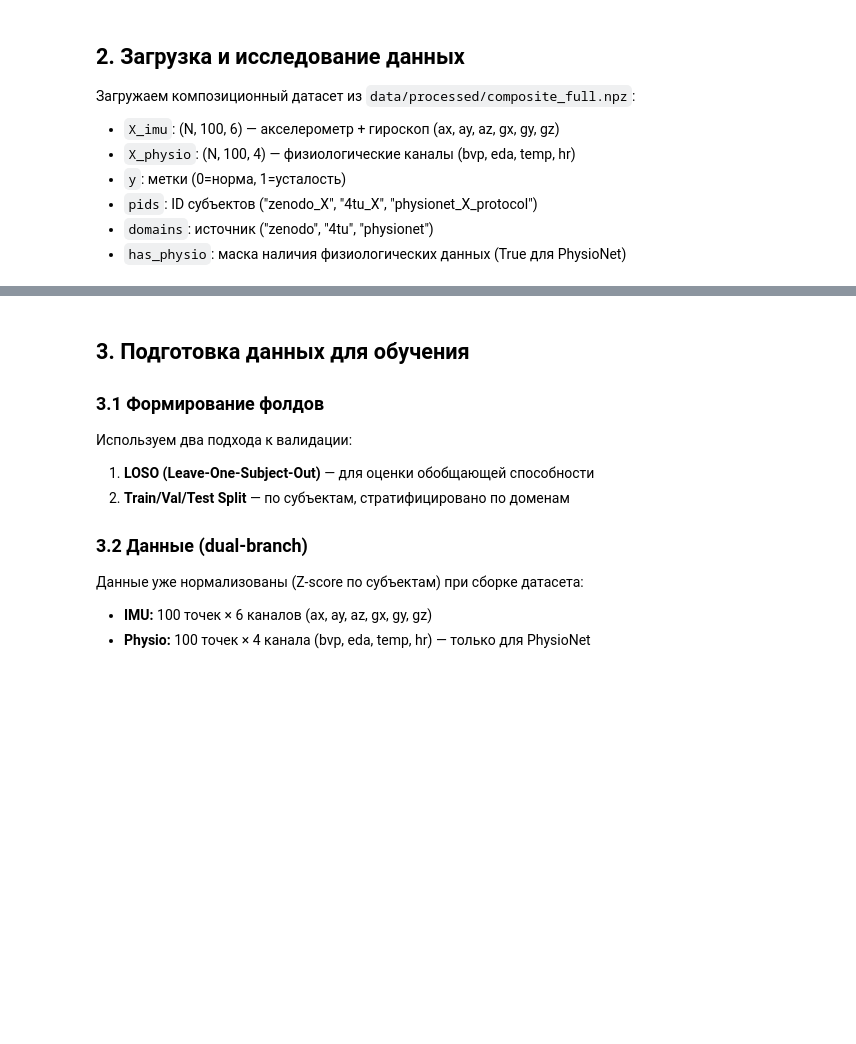
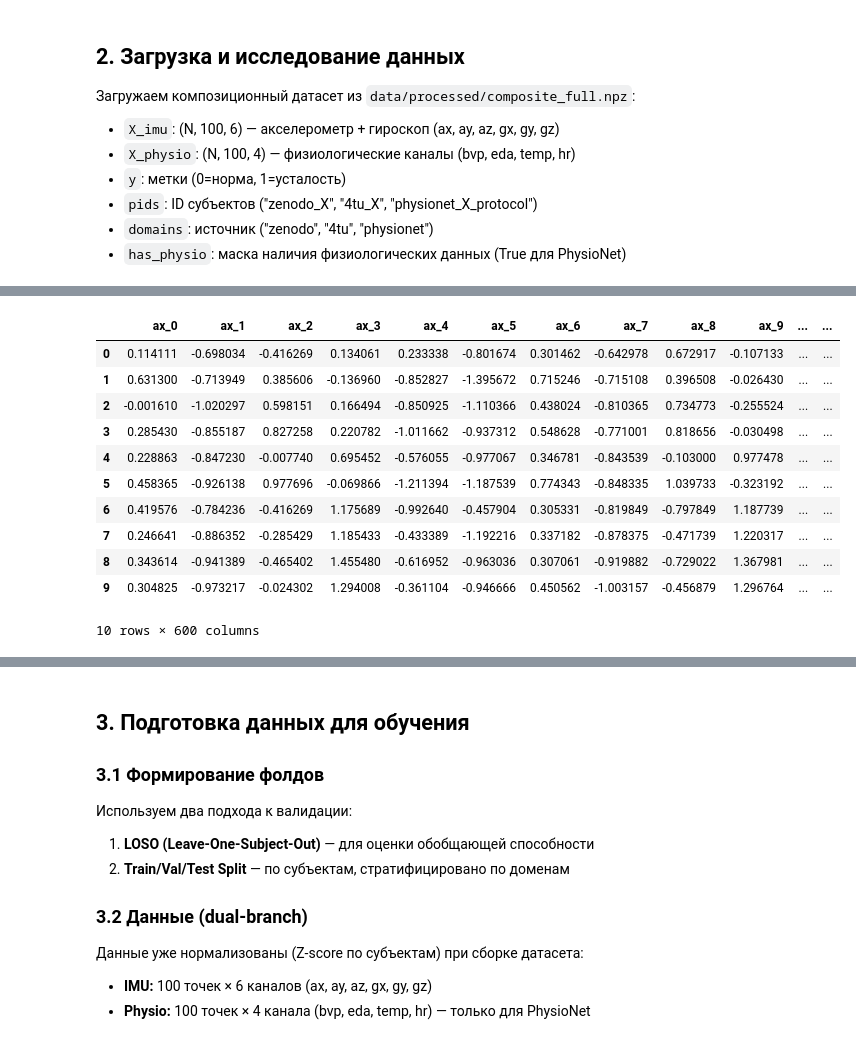
Before and after one commit to Soundflog/Fatigue-Tracker, a Jupyter notebook: notebooks/diplom_lstm.ipynb, the cells around one changed output, grey strips where cells are left out. Drawn from its saved outputs; the diff is of its cells as text; code cells hidden in the pictures; blank space fills up the shorter version.

```diff
--- a/notebooks/diplom_lstm.ipynb
+++ b/notebooks/diplom_lstm.ipynb
@@ -149,3 +152,19 @@ print(f"   has_physio:     {has_physio.sum()}/{len(has_physio)} ({has_physio.mea
+# %%
+df_view = pd.DataFrame(X_imu_all.reshape(X_imu_all.shape[0], -1), columns=[f"{ch}_{t}" for ch in imu_channels for t in range(X_imu_all.shape[1])])
+df_view.head(10)
+# %% [output]
+|  | ax_0 | ax_1 | ax_2 | ax_3 | ax_4 | ax_5 | ax_6 | ax_7 | ax_8 | ax_9 | ... | ... |
+| 0 | 0.114111 | -0.698034 | -0.416269 | 0.134061 | 0.233338 | -0.801674 | 0.301462 | -0.642978 | 0.672917 | -0.107133 | ... | ... |
+| 1 | 0.631300 | -0.713949 | 0.385606 | -0.136960 | -0.852827 | -1.395672 | 0.715246 | -0.715108 | 0.396508 | -0.026430 | ... | ... |
+| 2 | -0.001610 | -1.020297 | 0.598151 | 0.166494 | -0.850925 | -1.110366 | 0.438024 | -0.810365 | 0.734773 | -0.255524 | ... | ... |
+| 3 | 0.285430 | -0.855187 | 0.827258 | 0.220782 | -1.011662 | -0.937312 | 0.548628 | -0.771001 | 0.818656 | -0.030498 | ... | ... |
+| 4 | 0.228863 | -0.847230 | -0.007740 | 0.695452 | -0.576055 | -0.977067 | 0.346781 | -0.843539 | -0.103000 | 0.977478 | ... | ... |
+| 5 | 0.458365 | -0.926138 | 0.977696 | -0.069866 | -1.211394 | -1.187539 | 0.774343 | -0.848335 | 1.039733 | -0.323192 | ... | ... |
+| 6 | 0.419576 | -0.784236 | -0.416269 | 1.175689 | -0.992640 | -0.457904 | 0.305331 | -0.819849 | -0.797849 | 1.187739 | ... | ... |
+| 7 | 0.246641 | -0.886352 | -0.285429 | 1.185433 | -0.433389 | -1.192216 | 0.337182 | -0.878375 | -0.471739 | 1.220317 | ... | ... |
+| 8 | 0.343614 | -0.941389 | -0.465402 | 1.455480 | -0.616952 | -0.963036 | 0.307061 | -0.919882 | -0.729022 | 1.367981 | ... | ... |
+| 9 | 0.304825 | -0.973217 | -0.024302 | 1.294008 | -0.361104 | -0.946666 | 0.450562 | -1.003157 | -0.456879 | 1.296764 | ... | ... |
+10 rows × 600 columns
 # %%
 # Анализ распределения данных
 df_meta = pd.DataFrame({
```
Also changed, not shown: parts of 23 cells of this notebook, 6 other files.
